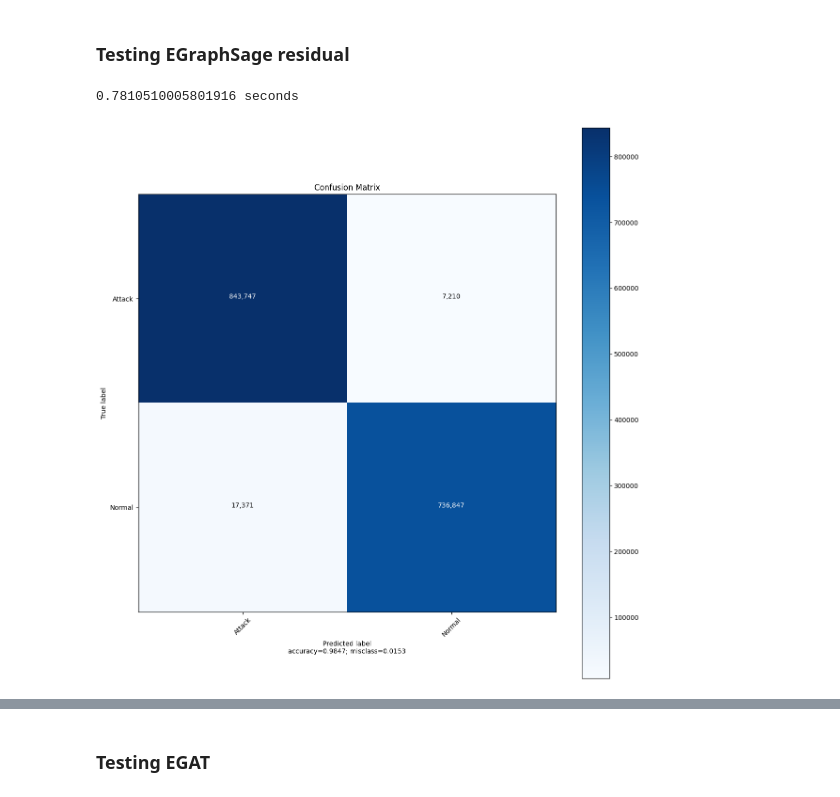
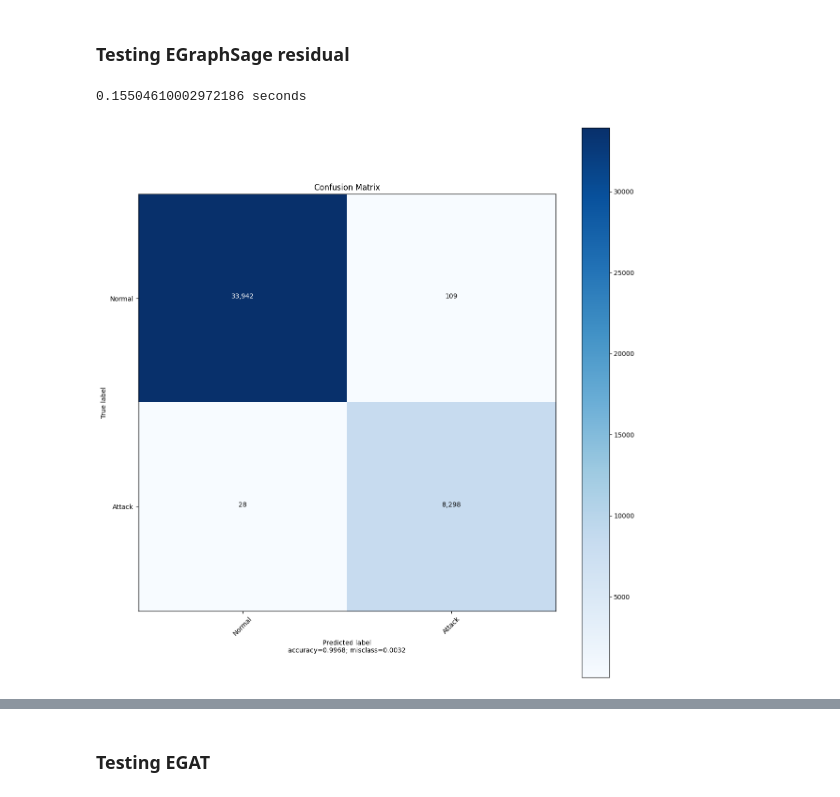
Before and after one commit to mtermos/GNN-NIDS, a Jupyter notebook: main.ipynb, the cells around one changed output, grey strips where cells are left out. Drawn from its saved outputs; the diff is of its cells as text; code cells hidden in the pictures.

```diff
--- a/main.ipynb
+++ b/main.ipynb
@@ -35,9 +36,9 @@ learning_rate = 0.001
 LAMBD_1 = 0.0001
 LAMBD_2 = 0.001
 # %%
-# name = "cic_ids_2017_5_percent"
+name = "cic_ids_2017_5_percent"
 # name = "cic_ton_iot_5_percent"
-name = "cic_ton_iot"
+# name = "cic_ton_iot"
 # name = "cic_ids_2017"
 # name = "nf_bot_iot"
 # name = "edge_iiot"
@@ -106,6 +110,10 @@ if not os.path.isdir(results_folder_path1):
 folder_path = os.path.join(results_folder_path1, dtime)
 if not os.path.isdir(folder_path):
     os.mkdir(folder_path)
+
+confusion_matrices_path = os.path.join(folder_path, "confusion_matrices")
+if not os.path.isdir(confusion_matrices_path):
+    os.mkdir(confusion_matrices_path)
 # %%
 with open("datasets/" + name + "/training_graph.pkl", "rb") as f:
     G = pickle.load(f)
@@ -296,7 +365,8 @@ def plot_confusion_matrix(cm,
                           target_names,
                           title='Confusion matrix',
                           cmap=None,
-                          normalize=True):
+                          normalize=True,
+                          file_path = None):
 
 
     accuracy = np.trace(cm) / float(np.sum(cm))
@@ -334,6 +404,8 @@ def plot_confusion_matrix(cm,
     plt.tight_layout()
     plt.ylabel('True label')
     plt.xlabel('Predicted label\naccuracy={:0.4f}; misclass={:0.4f}'.format(accuracy, misclass))
+    if file_path:
+        plt.savefig(file_path)
     plt.show()
 # %% [markdown]
 ### Testing EGCN
@@ -412,11 +520,15 @@ weighted avg     0.9825    0.9824    0.9824   1605175
 # %%
 actual, test_pred = test_gnn(model_sage_res, G_test)
 # %% [output]
-0.7810510005801916 seconds
+0.15504610002972186 seconds
+# %%
+labels = ["Normal", "Attack"]
+cm = confusion_matrix(actual, test_pred, labels= labels)
 # %%
-plot_confusion_matrix(cm = confusion_matrix(actual, test_pred),
+plot_confusion_matrix(cm = cm,
                       normalize    = False,
-                      target_names = np.unique(actual),
-                      title        = "Confusion Matrix")
+                      target_names = labels,
+                      title        = "Confusion Matrix",
+                      file_path = confusion_matrices_path + '/e_graph_sage_res.png')
 # %% [output]
-[figure, old version]
+[figure, new version]
```
Also changed, not shown: parts of 45 cells of this notebook, 3 other files.
